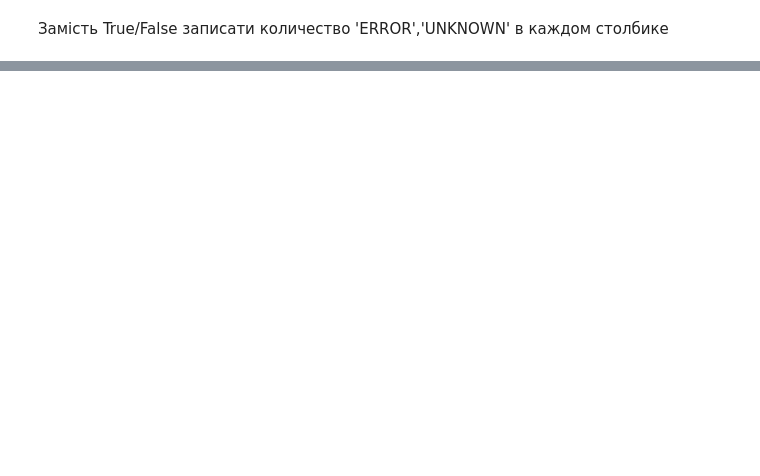
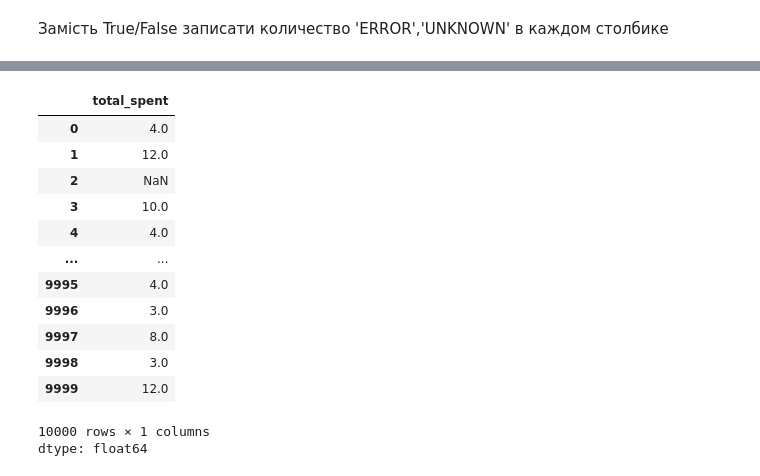
Before and after one commit to Alister44/Analysis_Cafe_Sales, a Jupyter notebook: analysis_cafe_sales.ipynb, the cells around one changed output, grey strips where cells are left out. Cells and saved outputs as stored; diff of their text form; code cells hidden in the pictures; blank space fills up the shorter version.

```diff
--- a/analysis_cafe_sales.ipynb
+++ b/analysis_cafe_sales.ipynb
@@ -215,0 +233,15 @@ np.int64(2845)
+# %%
+print('Rename columns: \n')
+
+df.columns = df.columns.str.strip()
+df = df.rename(columns={
+    'Transaction ID': 'transaction_id',
+    'Item': 'item',
+    'Quantity': 'quantity',
+    'Price Per Unit': 'price_per_unit',
+    'Total Spent': 'total_spent',
+    'Payment Method': 'payment_method',
+    'Location': 'location',
+    'Transaction Date': 'transaction_date'
+})
+df.columns
@@ -215,0 +309,17 @@ np.int64(2845)
+# %%
+df['total_spent']
+# %% [output]
+|  | total_spent |
+| 0 | 4.0 |
+| 1 | 12.0 |
+| 2 | NaN |
+| 3 | 10.0 |
+| 4 | 4.0 |
+| ... | ... |
+| 9995 | 4.0 |
+| 9996 | 3.0 |
+| 9997 | 8.0 |
+| 9998 | 3.0 |
+| 9999 | 12.0 |
+10000 rows × 1 columns
+dtype: float64
```
Also changed, not shown: parts of 24 cells of this notebook.
